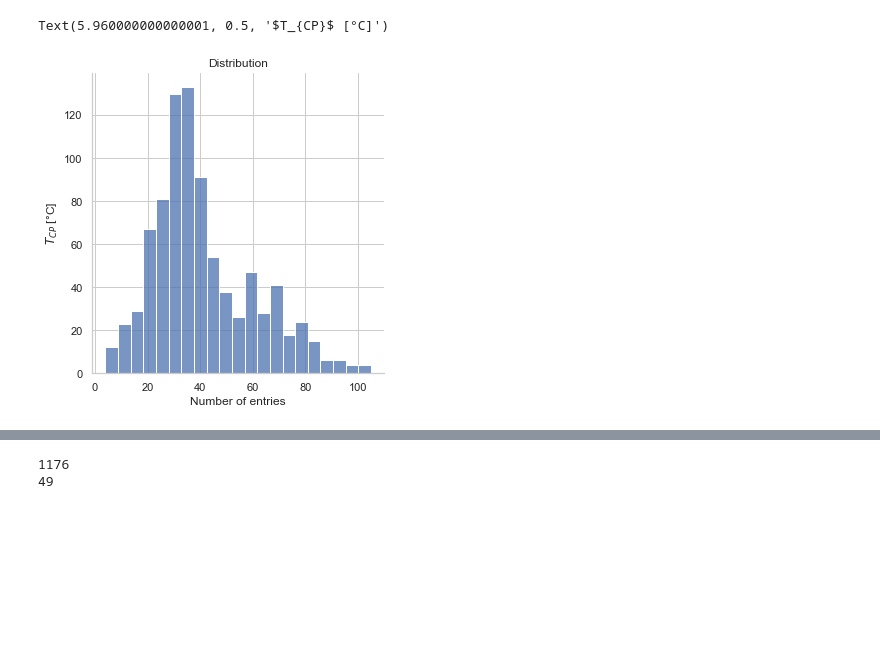
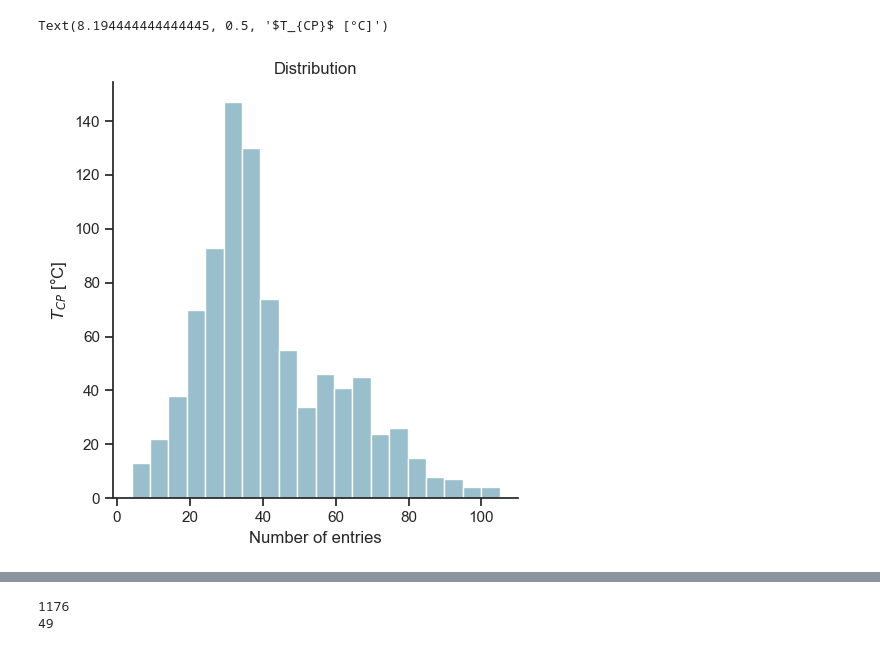
Before and after one commit to Bizbalt/PFP, a Jupyter notebook: Program files/Cloudpoint determination.ipynb, the cells around one changed output, grey strips where cells are left out. Cells and saved outputs as stored; diff of their text form; code cells hidden in the pictures; blank space fills up the shorter version.

```diff
--- a/Program files/Cloudpoint determination.ipynb
+++ b/Program files/Cloudpoint determination.ipynb
@@ -15,19 +15,18 @@ base_path = os.path.join(os.path.expanduser("~"),
                          "documents", "Jupyter Files", "Cloud Point determination")
 print(base_path)
 '''
-base_path = (os.path.expanduser("~") + "\\Documents\\Jupyter Files\\Cloud Point determination")
+base_path = (os.path.expanduser("~") + "\\PycharmProjects\\PFP\\Program files")
 os.makedirs(base_path, exist_ok=True)
 df = pd.read_csv(os.path.join(base_path, "cloud_points_data_v2.csv"), sep=";", decimal=",", encoding="utf8")
 # %%
 sns.set(color_codes=True)
-sns.set_style("whitegrid")
+sns.set_style("ticks")
 c = df["SMILES_repeating_unitA"].value_counts(normalize=True)
 print("number or different consstitutional/repeating units: {}".format(len(c)))
 s2have = [s for s,p in c.to_dict().items() if p > 0.005]
 #took only the ones with more than 1% share into s2have dictionary
-#compared that now with the whole
 
-figure = sns.countplot(x=df[df["SMILES_repeating_unitA"].isin(s2have)]["SMILES_repeating_unitA"])
+figure = sns.countplot(x=df[df["SMILES_repeating_unitA"].isin(s2have)]["SMILES_repeating_unitA"], palette="blend:#7AB,#EDA", order=s2have)
 plt.title("Distribution of structures")
 plt.ylabel("Number of entries")
 
@@ -64,7 +63,7 @@ figure.text(0.95, 0.91, s=text_str, transform=figure.transAxes, style="italic",
             }
         )
 
-plt.savefig(fname=os.path.join(base_path, "Overlook of SMILES"), dpi=600, bbox_inches="tight")
+# plt.savefig(fname=os.path.join(base_path, "Overlook of SMILES"), dpi=600, bbox_inches="tight")
 plt.show(figure)
 # %% [output]
 number or different consstitutional/repeating units: 49
@@ -72,13 +74,11 @@ number or different consstitutional/repeating units: 49
 # %%
-figure = sns.displot(df["cloud_point"])
+figure = sns.displot(df["cloud_point"], color="#7AB")
 plt.title("Distribution")
 plt.xlabel("Number of entries")
 plt.ylabel("$T_{CP}$ [°C]")
-#plt.xticks(rotation=90)
-#figure.set(xlabel="No.", ylabel="T[°C]", title= "temps")
 # %% [output]
-Text(5.960000000000001, 0.5, '$T_{CP}$ [°C]')
+Text(8.194444444444445, 0.5, '$T_{CP}$ [°C]')
-[figure, old version]
+[figure, new version]
 # %%
 df_count = df
 df_count2 = df
```
Also changed, not shown: parts of 17 cells of this notebook.
